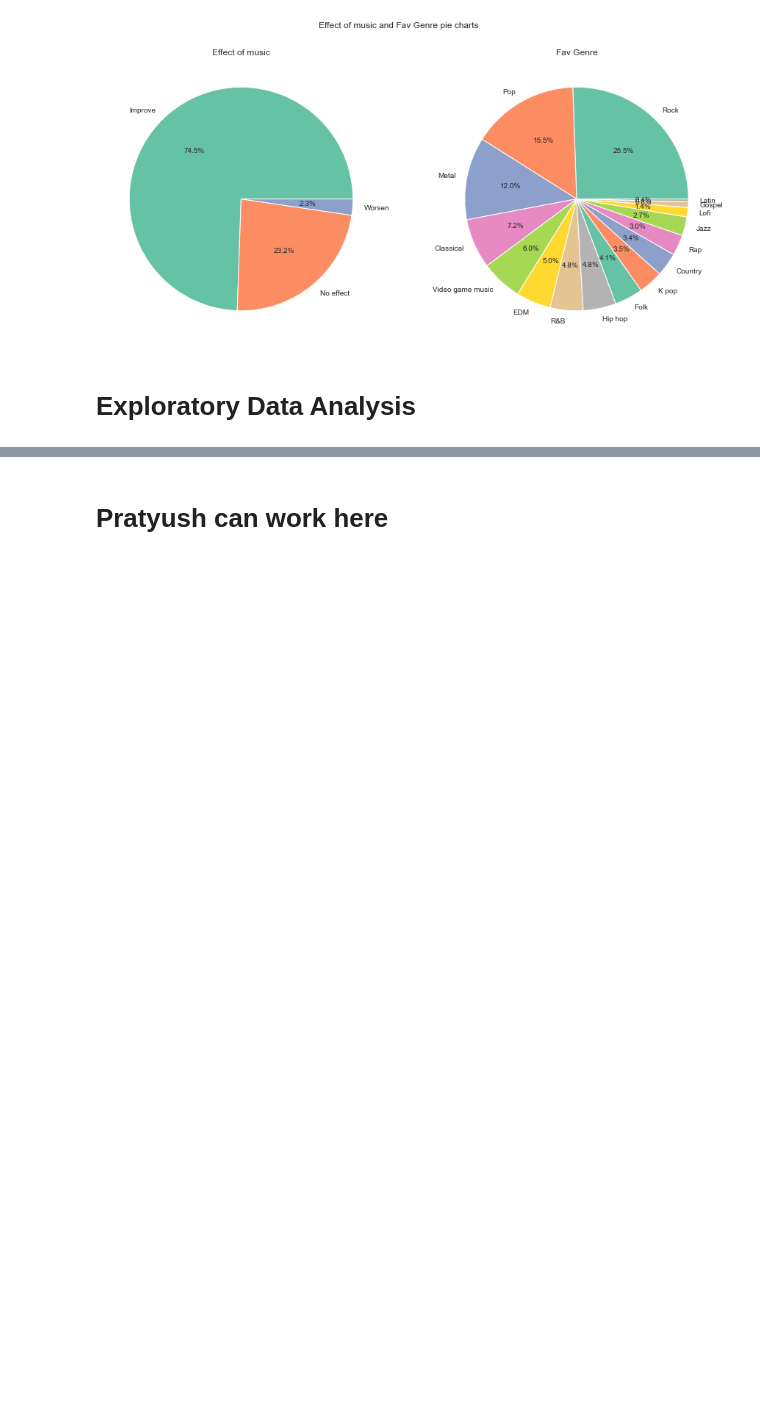
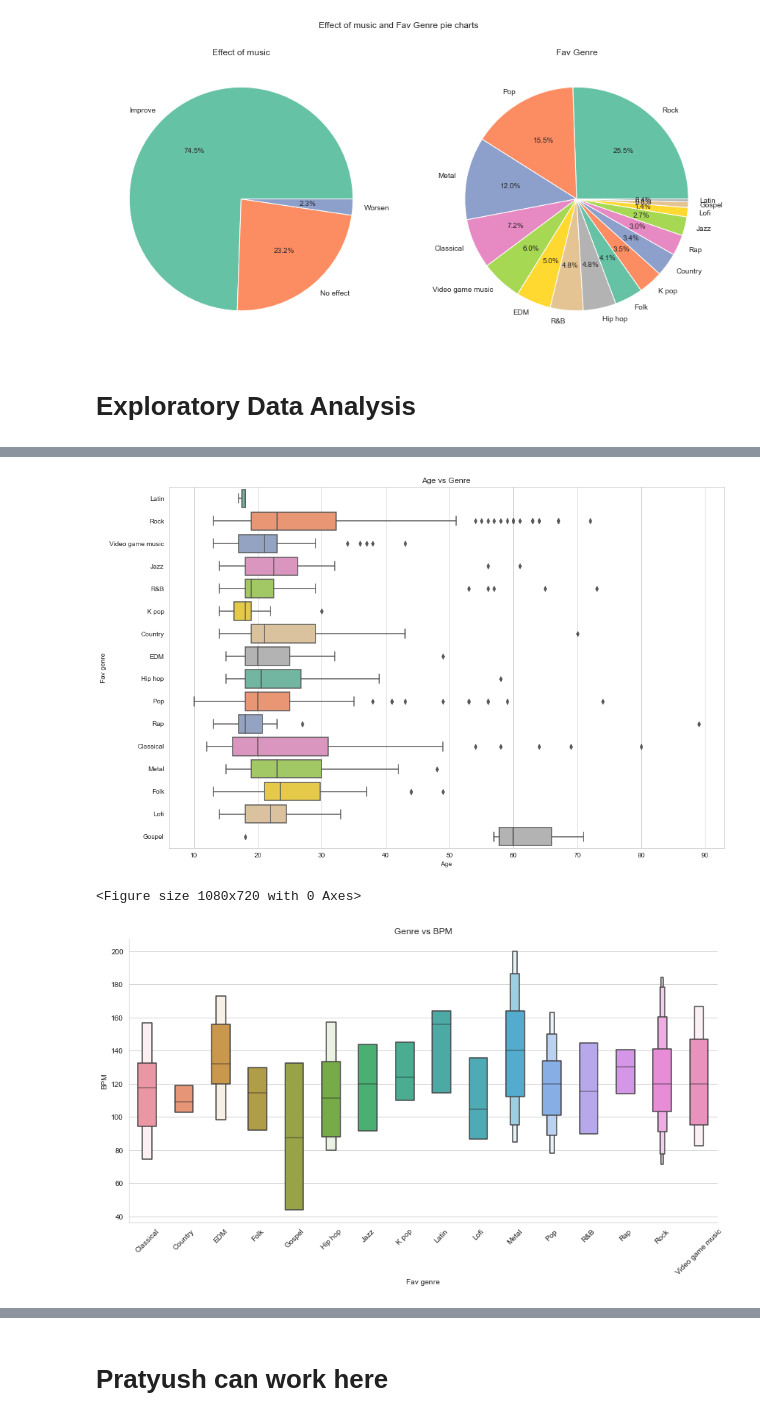
Before and after one commit to DivyanshTiwari23/BRSM_Project, a Jupyter notebook: BRSM_Project_Psyduck_2.ipynb, the cells around one changed output, grey strips where cells are left out. Drawn from its saved outputs; the diff is of its cells as text; code cells hidden in the pictures; blank space fills up the shorter version.

```diff
--- a/BRSM_Project_Psyduck_2.ipynb
+++ b/BRSM_Project_Psyduck_2.ipynb
@@ -223,0 +244,26 @@ plt.show()
+# %%
+# box plot for age vs genre
+plt.figure(figsize=(15, 10))
+sns.boxplot(x=df_original['Age'], y=df_original['Fav genre'], palette='Set2')
+plt.title('Age vs Genre')
+plt.savefig('./Plots/Age vs Genre violin plot.png')
+plt.show()
+
+plt.figure(figsize=(15, 10))
+sns.catplot(
+    data=df_original.sort_values("Fav genre"),
+    x="Fav genre", y="BPM", kind="boxen",
+    height=6, aspect=2,
+    width = 0.5,
+    showfliers=False,
+)
+
+plt.xticks(rotation = 45)
+plt.title('Genre vs BPM')
+# plt.ylim(50, 210)
+plt.savefig('./Plots/BPM vs Genre catplots.png')
+plt.show()
+# %% [output]
+[figure, added]
+<Figure size 1080x720 with 0 Axes>
+[figure, added]
```
Also changed, not shown: parts of 7 cells of this notebook, 12 other files.
